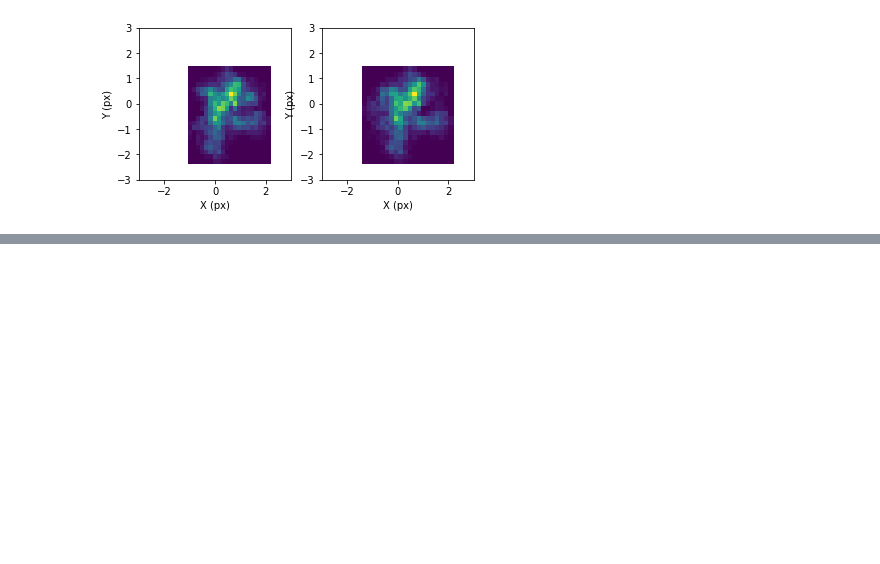
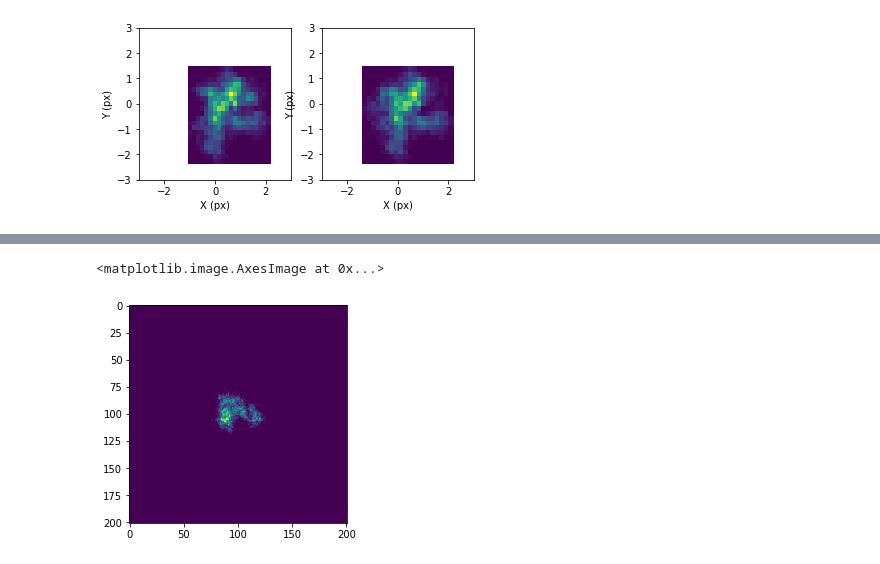
Before and after one commit to tkamizuka/jasmine-imagesim-data, a Jupyter notebook: 20220514a/02_results_ctl4_det10_tel10/analysis11.ipynb, the cells around one changed output, grey strips where cells are left out. Drawn from its saved outputs; the diff is of its cells as text; code cells hidden in the pictures; blank space fills up the shorter version.

```diff
--- a/20220514a/02_results_ctl4_det10_tel10/analysis11.ipynb
+++ b/20220514a/02_results_ctl4_det10_tel10/analysis11.ipynb
@@ -93,0 +133,5 @@ for i in range(0,10):
+# %%
+plt.imshow(h.T)
+# %% [output]
+<matplotlib.image.AxesImage at 0x...>
+[figure, added]
```
Also changed, not shown: parts of 14 cells of this notebook, 11 other files.
